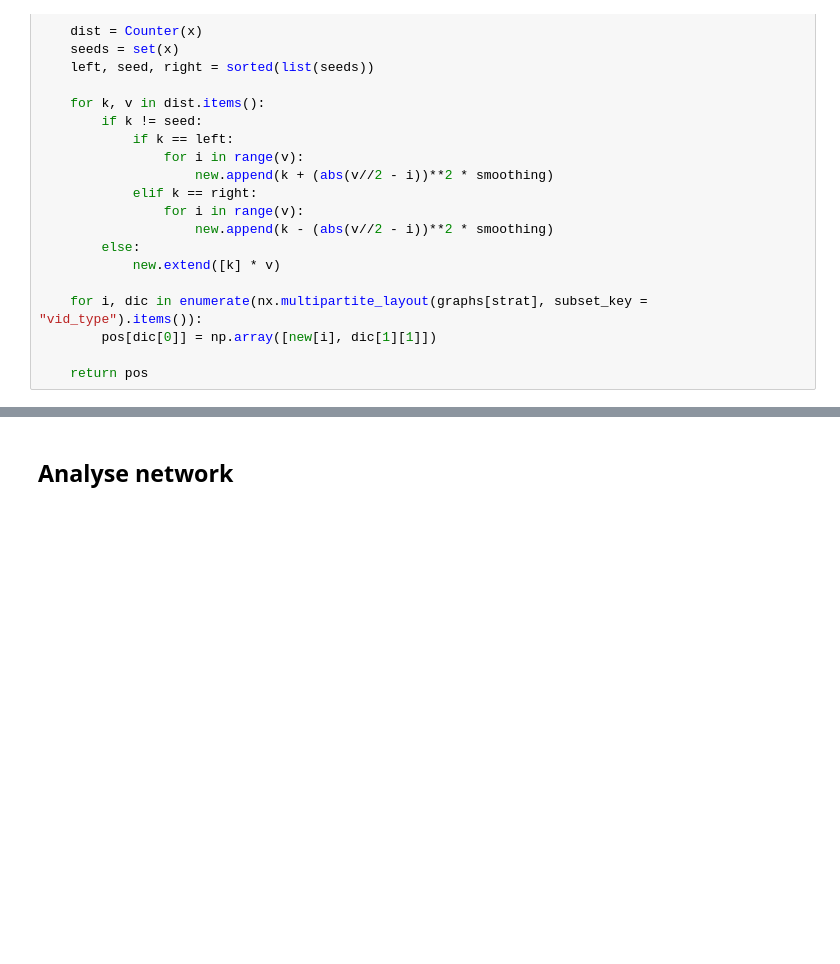
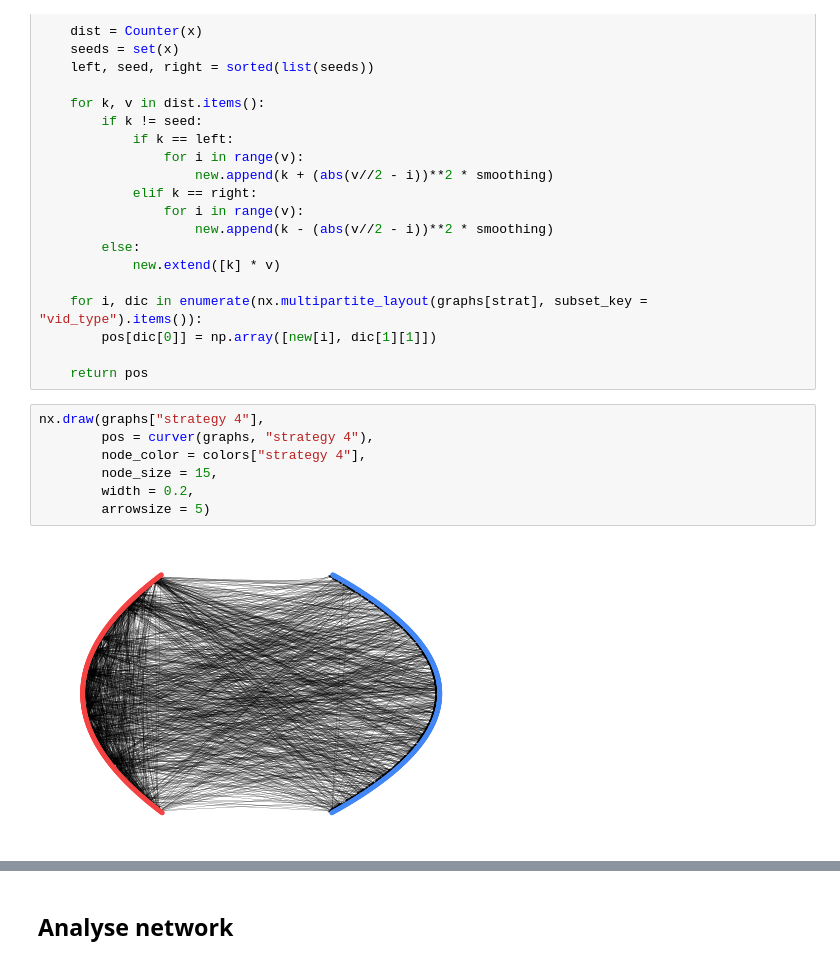
Before and after one commit to Roan-Schellingerhout/YouTube_conspiracy_paper, a Jupyter notebook: Results/Recommendation network.ipynb, the cells around one changed output, grey strips where cells are left out. Cells and saved outputs as stored; diff of their text form; blank space fills up the shorter version.

```diff
--- a/Results/Recommendation network.ipynb
+++ b/Results/Recommendation network.ipynb
@@ -164,6 +159,15 @@ def curver(graphs, strat):
         pos[dic[0]] = np.array([new[i], dic[1][1]])
 
     return pos
+# %%
+nx.draw(graphs["strategy 4"],
+        pos = curver(graphs, "strategy 4"),
+        node_color = colors["strategy 4"],
+        node_size = 15,
+        width = 0.2,
+        arrowsize = 5)
+# %% [output]
+[figure, added]
 # %%
 fig, axes = plt.subplots(nrows=2, ncols=2, figsize=(12, 12))
 fig.subplots_adjust(hspace=0.2, wspace=0.2)
```
Also changed, not shown: parts of 2 cells of this notebook, 6 other files.
